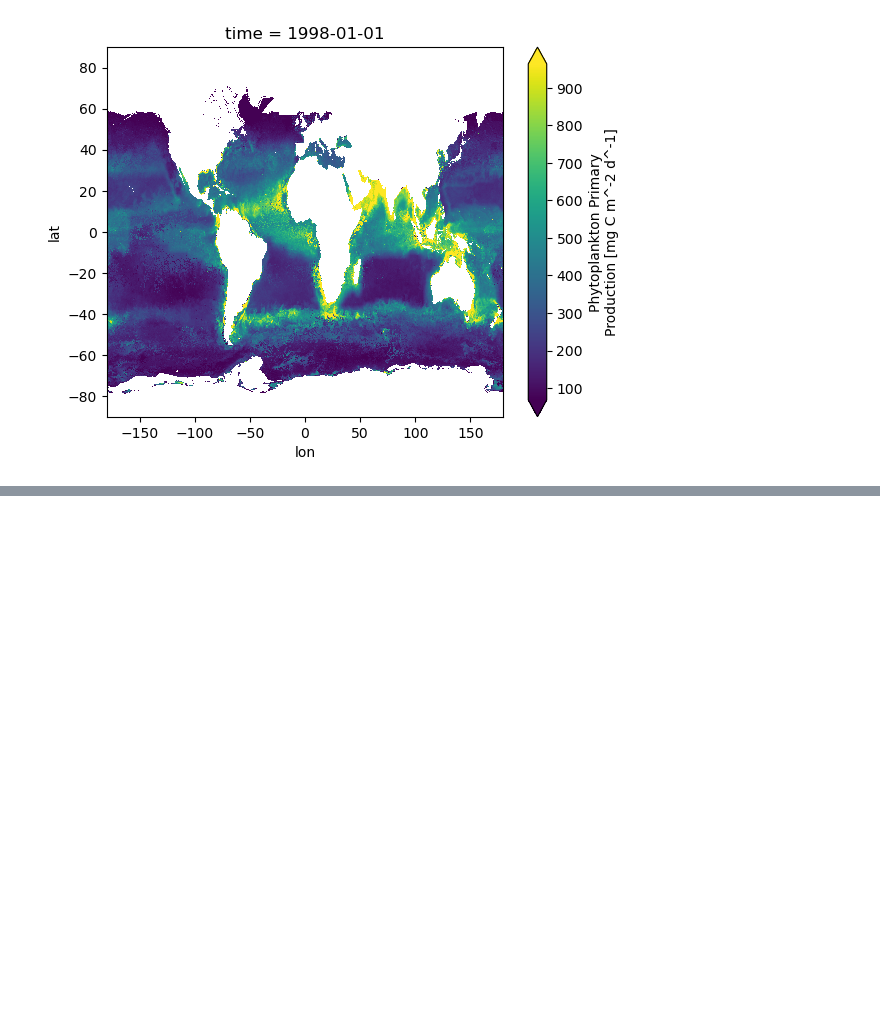
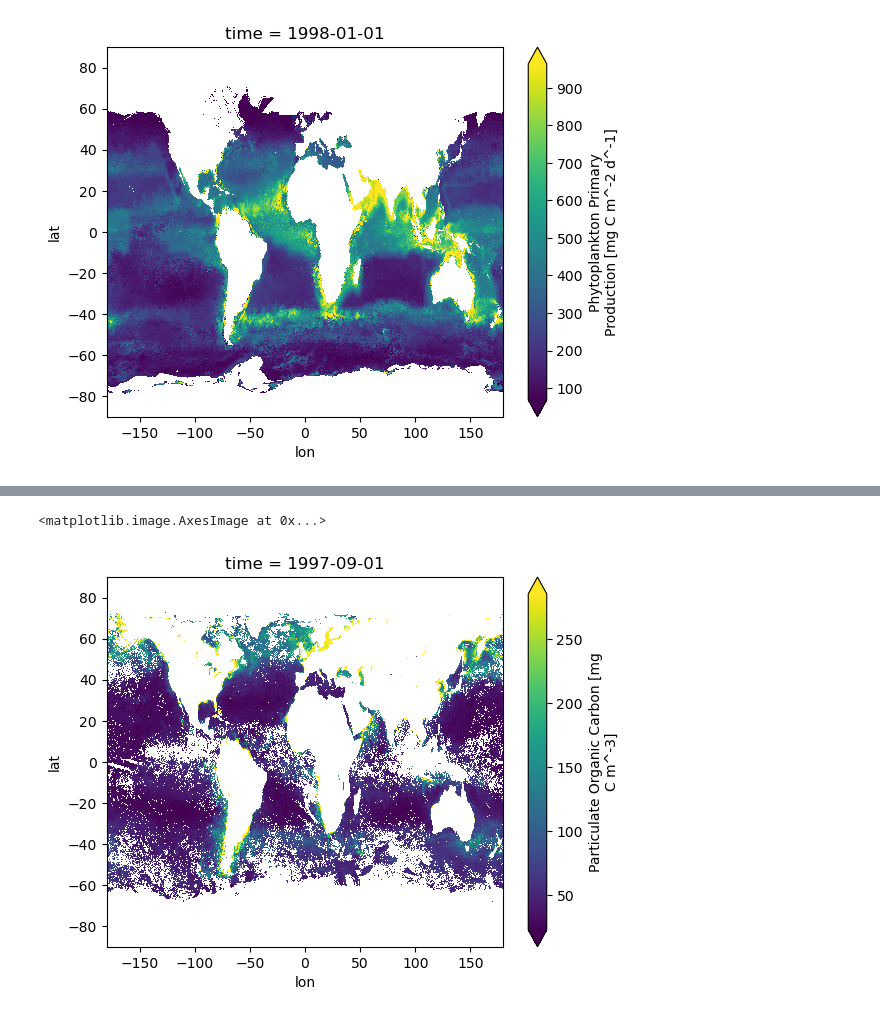
Before and after one commit to deepesdl/cube-gen, a Jupyter notebook: Ocean/notebooks/reading-cube-9km.ipynb, the cells around one changed output, grey strips where cells are left out. Drawn from its saved outputs; the diff is of its cells as text; code cells hidden in the pictures; blank space fills up the shorter version.

```diff
--- a/Ocean/notebooks/reading-cube-9km.ipynb
+++ b/Ocean/notebooks/reading-cube-9km.ipynb
@@ -117,0 +110,5 @@ da.pp[0].plot.imshow(robust=True)
+# %%
+da.POC[0].plot.imshow(robust=True)
+# %% [output]
+<matplotlib.image.AxesImage at 0x...>
+[figure, added]
```
Also changed, not shown: parts of 15 cells of this notebook.
